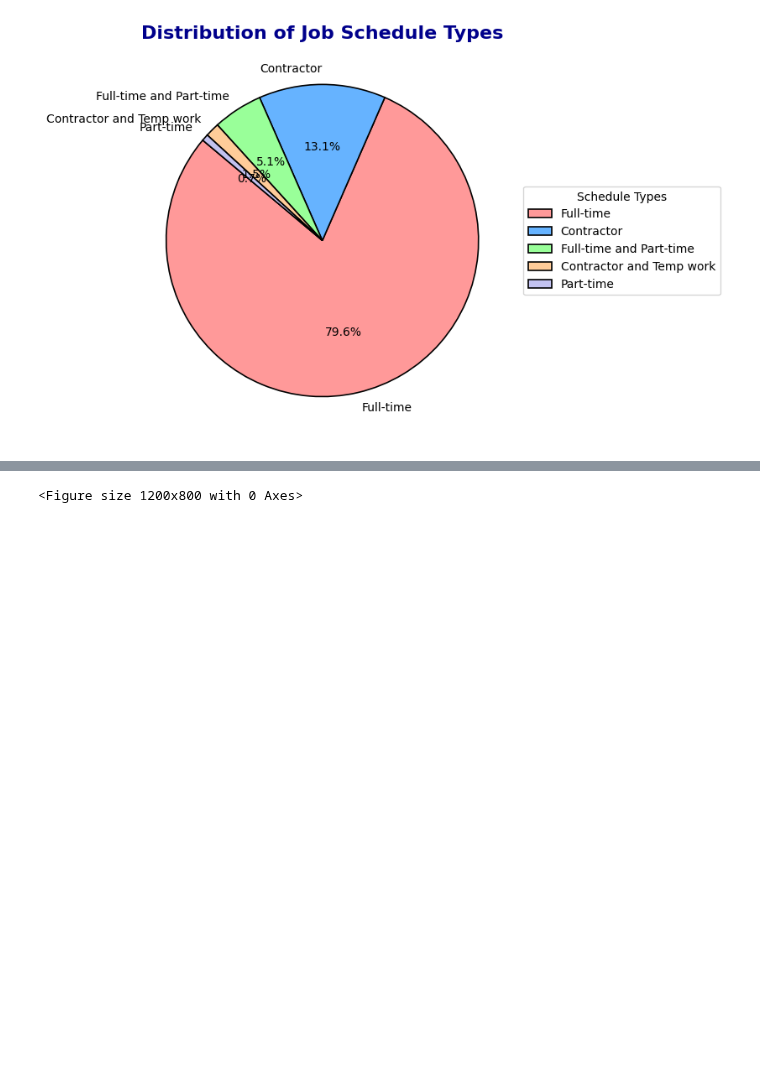
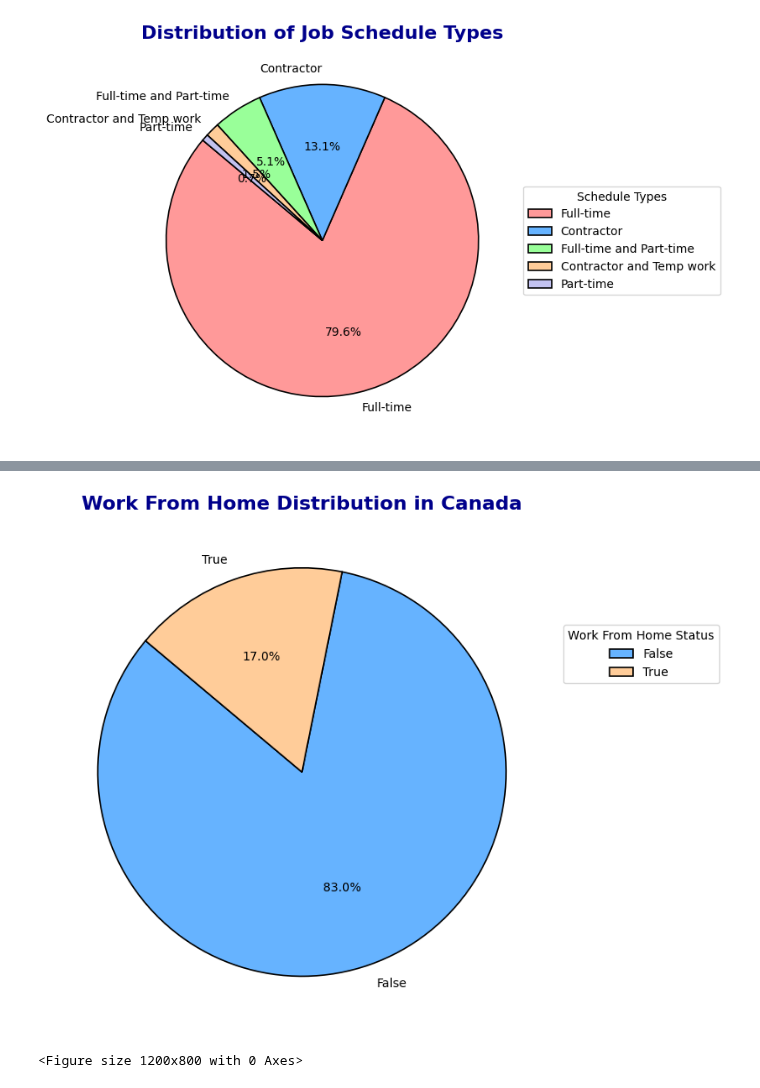
Before and after one commit to Malinda1/data-job-analysis, a Jupyter notebook: data_job_analysis.ipynb, the cells around one changed output, grey strips where cells are left out. Saved outputs shown, nothing was run; the diff lists cells and outputs as text; code cells hidden in the pictures; blank space fills up the shorter version.

```diff
--- a/data_job_analysis.ipynb
+++ b/data_job_analysis.ipynb
@@ -529,3 +552,32 @@ plt.show()
+# %%
+import pandas as pd
+import matplotlib.pyplot as plt
+
+# Filter data for jobs in Canada
+canada_jobs = data_cleaned_copy2[data_cleaned_copy2['job_country'] == 'Canada']
+
+# Count occurrences of 'job_work_from_home'
+work_from_home_counts = canada_jobs['job_work_from_home'].value_counts()
+
+# Define colors for the pie chart
+colors = ['#66b3ff', '#ffcc99', '#99ff99', '#ff9999']  # Adjust as necessary
+
+# Create the pie chart
+plt.figure(figsize=(8, 8))
+plt.pie(work_from_home_counts, labels=work_from_home_counts.index, autopct='%1.1f%%', startangle=140,
+        colors=colors, wedgeprops={'edgecolor': 'black', 'linewidth': 1.2})
+
+# Add a title
+plt.title('Work From Home Distribution in Canada', fontsize=16, fontweight='bold', color='darkblue')
+
+# Add a legend
+plt.legend(work_from_home_counts.index, title="Work From Home Status", loc="upper left", bbox_to_anchor=(1, 0.8))
+
+# Display the chart
+plt.tight_layout()
+plt.show()
+# %% [output]
+[figure, added]
 # %%
 import pandas as pd
 import matplotlib.pyplot as plt
```
Also changed, not shown: parts of 4 cells of this notebook.
